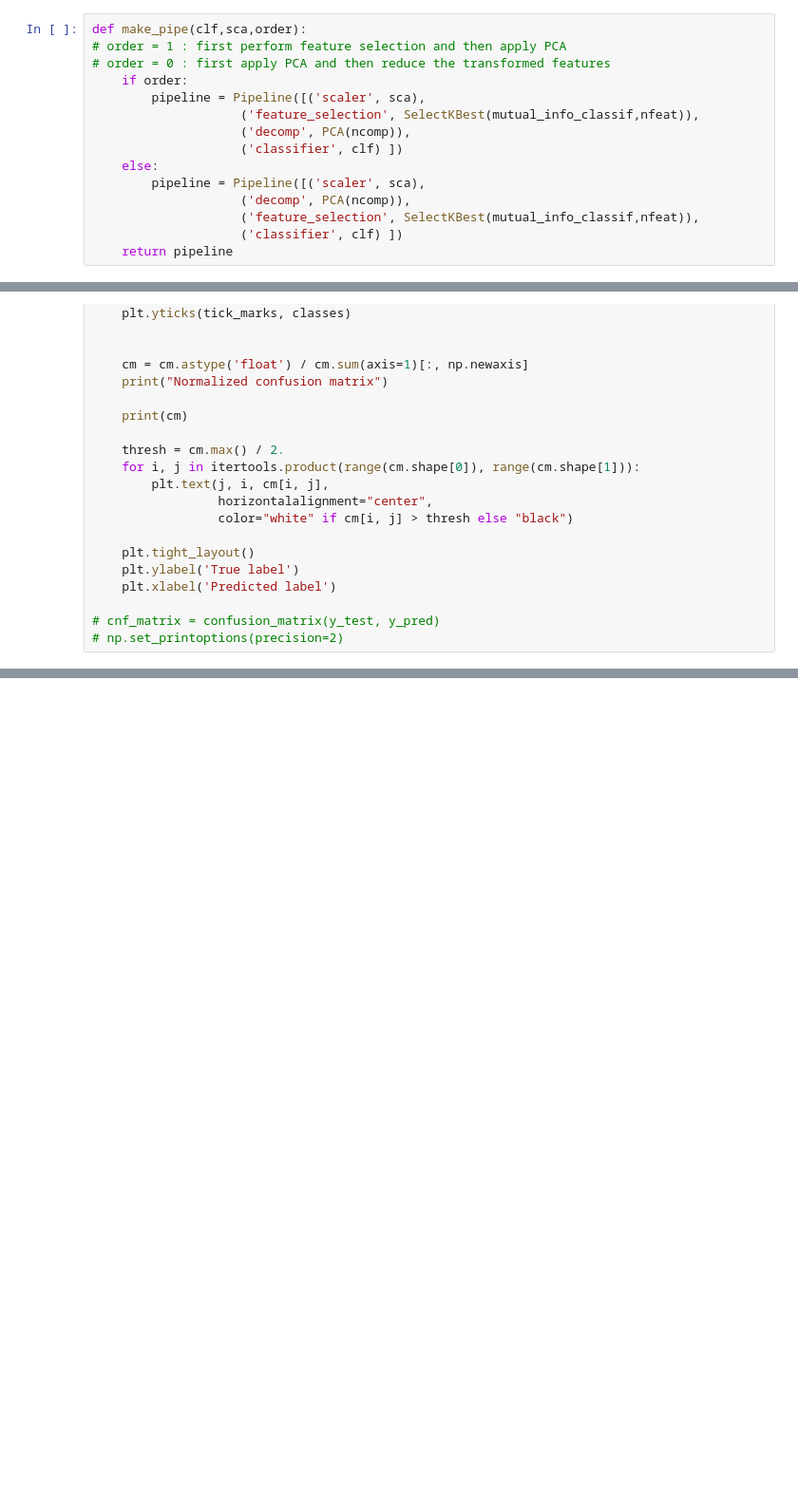
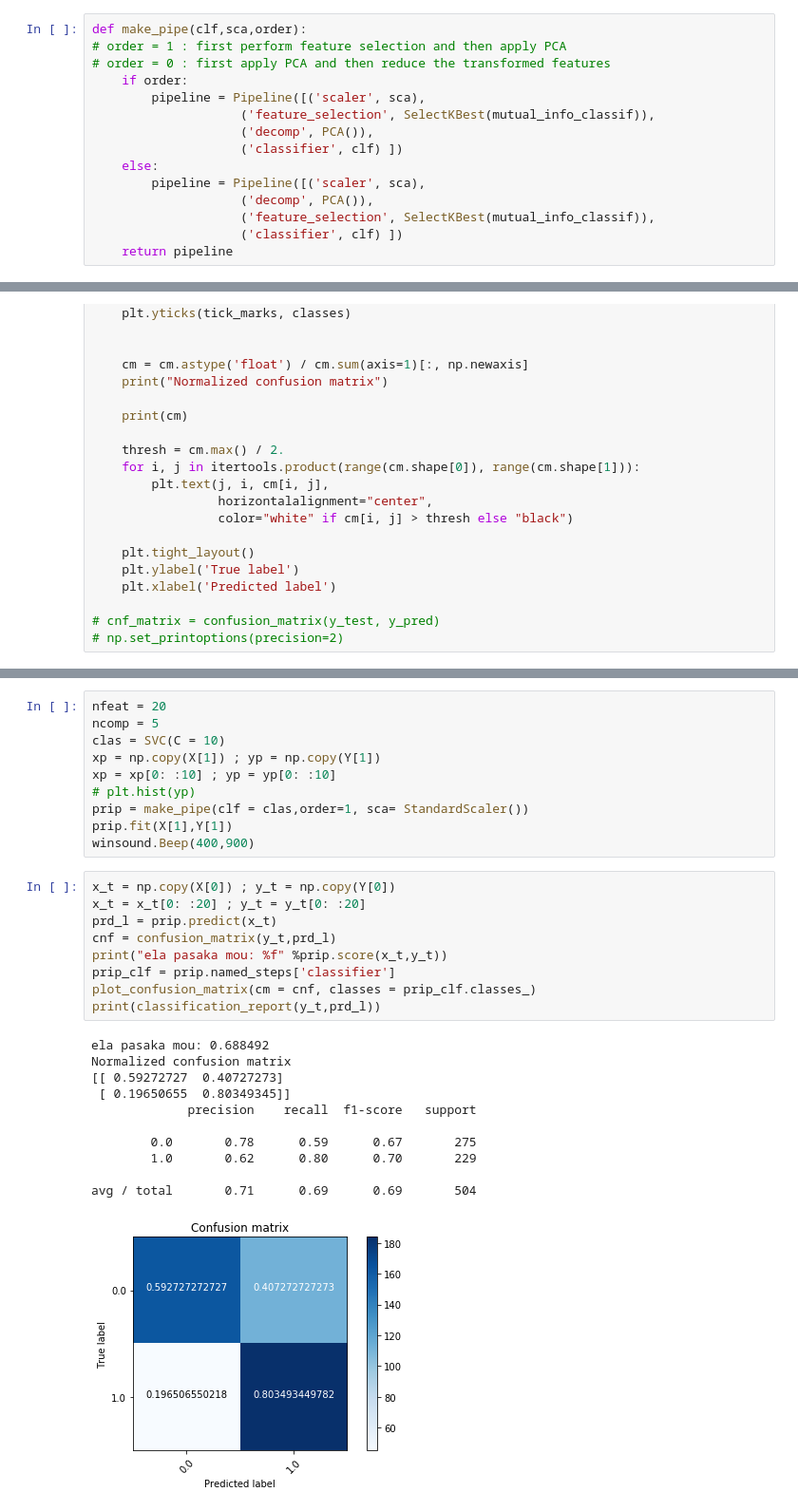
Before and after one commit to igmitsio/SlippageCrossValidation-, a Jupyter notebook: GridSearchSVM.ipynb, the cells around one changed output, grey strips where cells are left out. Shown at 95% size. Saved outputs shown, nothing was run; the diff lists cells and outputs as text; blank space fills up the shorter version.

Commit message:
Add files via upload
Fixed the problem with make_pipe definition

```diff
--- a/GridSearchSVM.ipynb
+++ b/GridSearchSVM.ipynb
@@ -64,13 +69,13 @@ def make_pipe(clf,sca,order):
 # order = 0 : first apply PCA and then reduce the transformed features
     if order:
         pipeline = Pipeline([('scaler', sca),
-                    ('feature_selection', SelectKBest(mutual_info_classif,nfeat)),
-                    ('decomp', PCA(ncomp)),
+                    ('feature_selection', SelectKBest(mutual_info_classif)),
+                    ('decomp', PCA()),
                     ('classifier', clf) ])
     else:
         pipeline = Pipeline([('scaler', sca),
-                    ('decomp', PCA(ncomp)),
-                    ('feature_selection', SelectKBest(mutual_info_classif,nfeat)),
+                    ('decomp', PCA()),
+                    ('feature_selection', SelectKBest(mutual_info_classif)),
                     ('classifier', clf) ])
     return pipeline
 # %%
@@ -109,3 +431,34 @@ def plot_confusion_matrix(cm, classes,
+# %%
+nfeat = 20
+ncomp = 5
+clas = SVC(C = 10)
+xp = np.copy(X[1]) ; yp = np.copy(Y[1])
+xp = xp[0: :10] ; yp = yp[0: :10]
+# plt.hist(yp)
+prip = make_pipe(clf = clas,order=1, sca= StandardScaler())
+prip.fit(X[1],Y[1])
+winsound.Beep(400,900)
+# %%
+x_t = np.copy(X[0]) ; y_t = np.copy(Y[0])
+x_t = x_t[0: :20] ; y_t = y_t[0: :20]
+prd_l = prip.predict(x_t)
+cnf = confusion_matrix(y_t,prd_l)
+print("ela pasaka mou: %f" %prip.score(x_t,y_t))
+prip_clf = prip.named_steps['classifier']
+plot_confusion_matrix(cm = cnf, classes = prip_clf.classes_)
+print(classification_report(y_t,prd_l))
+# %% [output]
+ela pasaka mou: 0.688492
+Normalized confusion matrix
+[[ 0.59272727  0.40727273]
+ [ 0.19650655  0.80349345]]
+             precision    recall  f1-score   support
+
+        0.0       0.78      0.59      0.67       275
+        1.0       0.62      0.80      0.70       229
+
+avg / total       0.71      0.69      0.69       504
+[figure, added]
 # %%
 # %%time
 x_tot = np.copy(X[1]) ; y_tot = np.copy(Y[1])
```
Also changed, not shown: parts of 11 cells of this notebook.
